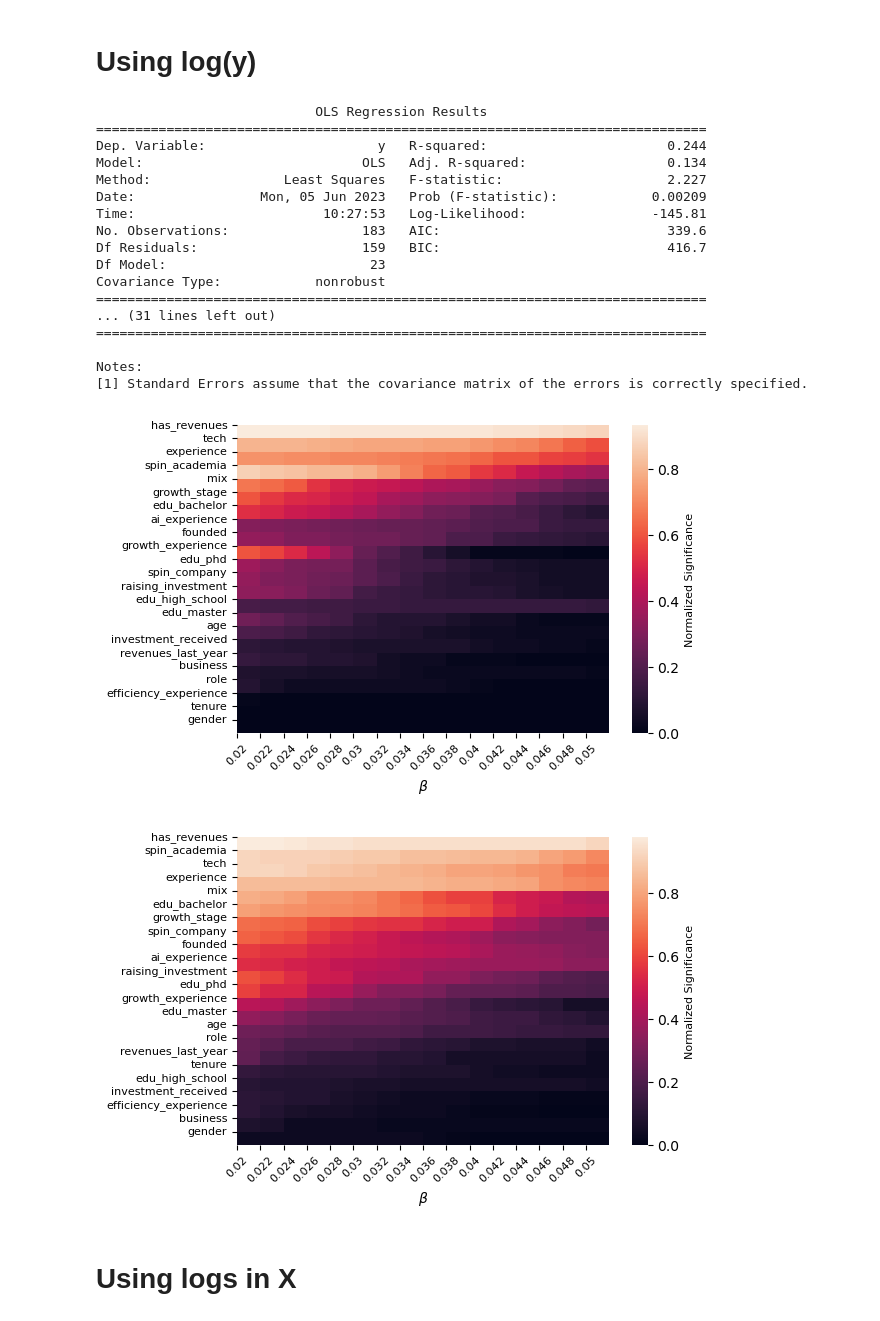
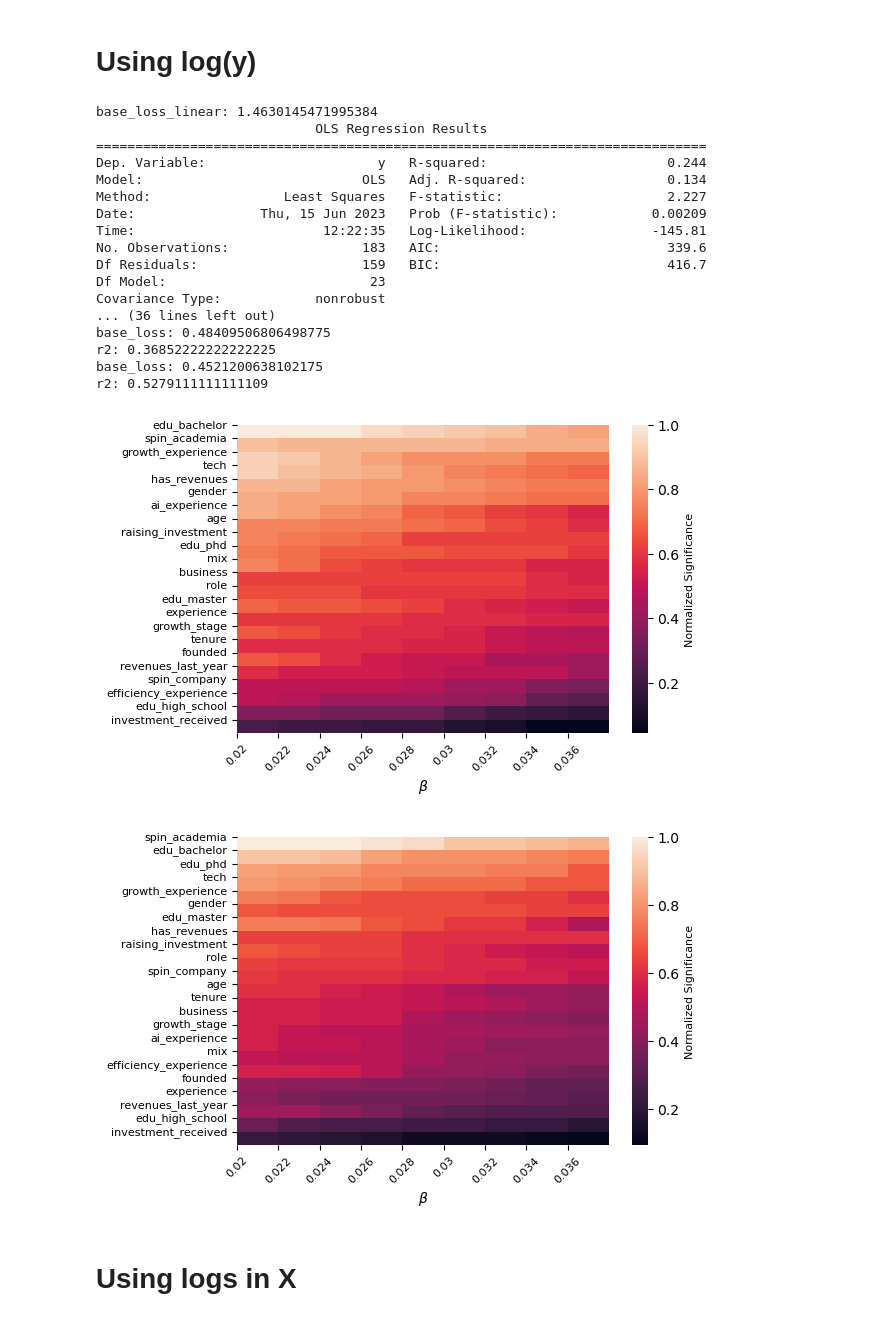
Before and after one commit to nahuelstatuto/significance_test, a Jupyter notebook: p-values.ipynb, the cells around one changed output. Saved outputs shown, nothing was run; the diff lists cells and outputs as text; code cells hidden in the pictures.

```diff
--- a/p-values.ipynb
+++ b/p-values.ipynb
@@ -25,7 +25,6 @@ importlib.reload(s_fit)
 # %%
 data_path = 'test'
 file_name = 'MWC_Survey_clean.xlsx'
-test_size = 0.08
 
 df = fn.read_data(data_path,file_name)
 
@@ -33,14 +32,23 @@ std = StandardScaler()
 data = df[df.columns[:-3]]
 X = std.fit_transform(data)
 variable_names = list(data.columns)
+xname = variable_names
+xname.insert(0,'const')
 
 X = pd.DataFrame(X, columns = data.columns)
 X = sm.add_constant(X)
 y = (df["tech_scenario"]/df["business_scenario"]).values
 
-X_train, X_test, y_train, y_test = train_test_split(X, y, test_size=test_size, random_state=42)
+#X_train, X_test, y_train, y_test = train_test_split(X, y, test_size=test_size, random_state=42)
+#print('X_train shape: ',np.shape(X_train))
+#print('X_test shape: ',np.shape(X_test))
 # %%
-warnings.filterwarnings('ignore')
-n_runs = 90
-res = fn.different_models(X_train, y_train, X_test, y_test, n_runs=n_runs, layers=[[10],[20,10]], beta_vec=np.arange(2e-2,5.2e-2,0.2e-2), variable_names=variable_names)
+max_cores = 90
+
+test_size = 0.105
+beta_vec = np.arange(2e-2,3.7e-2,0.2e-2)
+k_folds = 10
+n_runs = int(max_cores/k_folds)*k_folds
+
+res = fn.different_models(X, y, k_folds, n_runs=n_runs, layers=[[20,10,5]], beta_vec=beta_vec, variable_names=variable_names)
 # %% [output]
@@ -64,7 +72,11 @@ To enable them in other operations, rebuild TensorFlow with the appropriate comp
 # %%
 ## OLS summary
-print(res[0][0].summary())
+print('base_loss_linear: {}'.format(res[0][3]))
+print(res[0][0].summary(xname=xname))
+
 ## NN histograms
 for result in res[1:]:
-    fn.plot_heat_map(result[0], result[1], beta_vec=np.arange(2e-2,5.2e-2,0.2e-2))
+    print('base_loss: {}'.format(result[3]))
+    print('r2: {}'.format(result[2]))
+    fn.plot_heat_map(result[0], result[1], beta_vec=beta_vec)
 # %% [output]
@@ -100,35 +111,37 @@ X = pd.DataFrame(X, columns = data.columns)
 X = sm.add_constant(X)
 y = np.log(df["tech_scenario"]/df["business_scenario"]).values
 variable_names = list(data.columns)
-X_train, X_test, y_train, y_test = train_test_split(X, y, test_size=test_size, random_state=42)
 
-res1 = fn.different_models(X_train, y_train, X_test, y_test, n_runs=n_runs, layers=[[10],[20,10]], beta_vec=np.arange(2e-2,5.2e-2,0.2e-2), variable_names=variable_names)
+res1 = fn.different_models(X, y, k_folds, n_runs=n_runs, layers=[[10],[20,10]], beta_vec=beta_vec, variable_names=variable_names)
 # %%
 ## OLS summary
-print(res1[0][0].summary())
+print('base_loss_linear: {}'.format(res[0][3]))
+print(res1[0][0].summary(xname=xname))
 ## NN histograms
 for result in res1[1:]:
-    fn.plot_heat_map(result[0], result[1], beta_vec=np.arange(2e-2,5.2e-2,0.2e-2))
+    print('base_loss: {}'.format(result[3]))
+    print('r2: {}'.format(result[2]))
+    fn.plot_heat_map(result[0], result[1], beta_vec=beta_vec)
 # %% [output]
+base_loss_linear: 1.4630145471995384
                             OLS Regression Results
 ==============================================================================
 Dep. Variable:                      y   R-squared:                       0.244
 Model:                            OLS   Adj. R-squared:                  0.134
 Method:                 Least Squares   F-statistic:                     2.227
-Date:                Mon, 05 Jun 2023   Prob (F-statistic):            0.00209
-Time:                        10:27:53   Log-Likelihood:                -145.81
+Date:                Thu, 15 Jun 2023   Prob (F-statistic):            0.00209
+Time:                        12:22:35   Log-Likelihood:                -145.81
 No. Observations:                 183   AIC:                             339.6
 Df Residuals:                     159   BIC:                             416.7
 Df Model:                          23
 Covariance Type:            nonrobust
-==============================================================================
-... (31 lines left out)
-==============================================================================
-
-Notes:
-[1] Standard Errors assume that the covariance matrix of the errors is correctly specified.
+... (36 lines left out)
+base_loss: 0.48409506806498775
+r2: 0.36852222222222225
+base_loss: 0.4521200638102175
+r2: 0.5279111111111109
-[figure, old version]
+[figure, new version]
-[figure, old version]
+[figure, new version]
 # %% [markdown]
 # Using logs in X
 # %%
```
Also changed, not shown: parts of 5 cells of this notebook, 2 other files.
